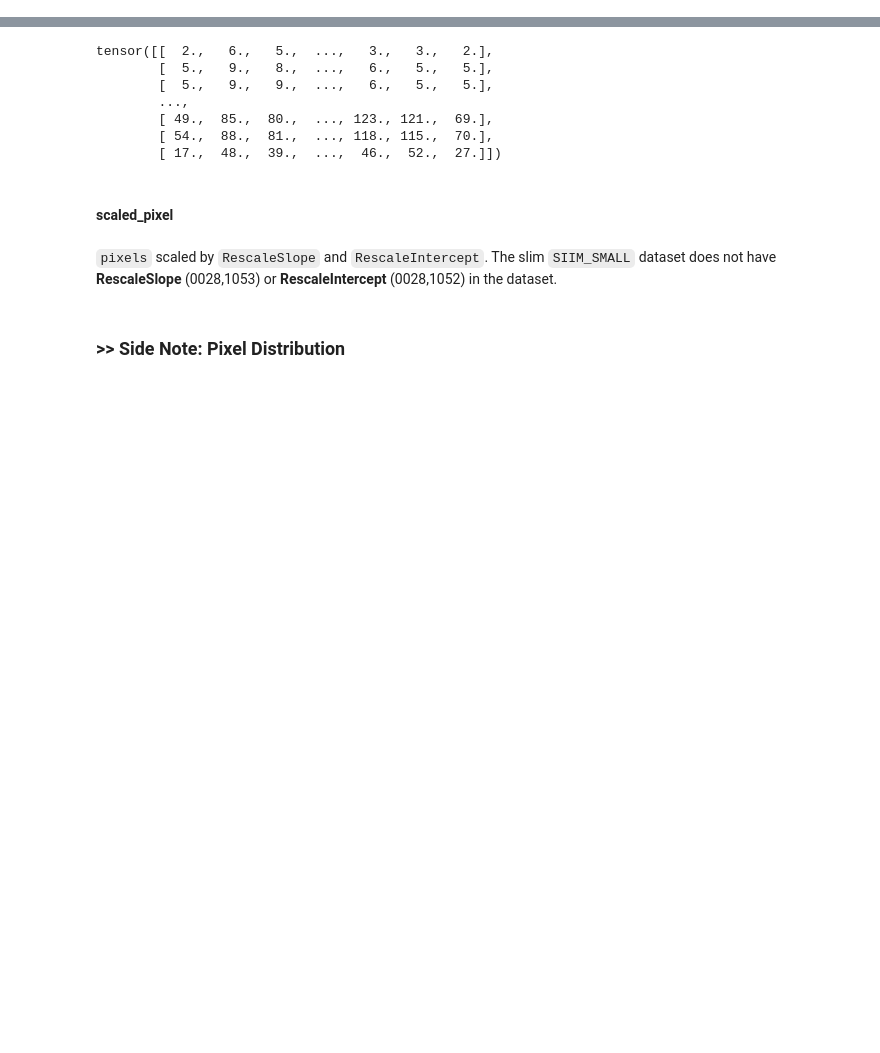
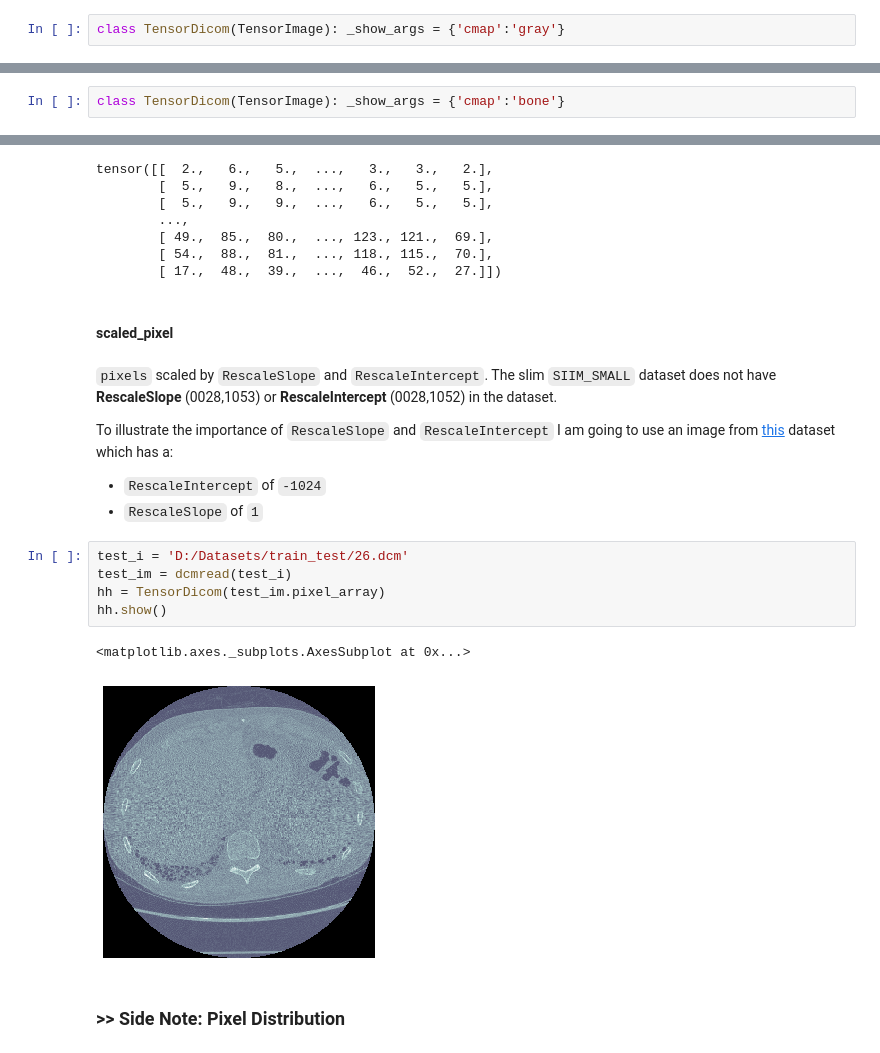
Before and after one commit to asvcode/MedicalImaging, a Jupyter notebook: _notebooks/2020-04-28-Medical-Imaging-Using-Fastai.ipynb, the cells around one changed output, grey strips where cells are left out. Drawn from its saved outputs; the diff is of its cells as text; blank space fills up the shorter version.

```diff
--- a/_notebooks/2020-04-28-Medical-Imaging-Using-Fastai.ipynb
+++ b/_notebooks/2020-04-28-Medical-Imaging-Using-Fastai.ipynb
@@ -109,0 +142,2 @@ Inherits from `TensorImage`
+# %%
+class TensorDicom(TensorImage): _show_args = {'cmap':'gray'}
@@ -109,0 +164,2 @@ Inherits from `TensorImage`
+# %%
+class TensorDicom(TensorImage): _show_args = {'cmap':'bone'}
@@ -135,6 +200,18 @@ tensor([[  2.,   6.,   5.,  ...,   3.,   3.,   2.],
 #### scaled_pixel
 # %% [markdown]
 `pixels` scaled by `RescaleSlope` and `RescaleIntercept`. The slim `SIIM_SMALL` dataset does not have **RescaleSlope** (0028,1053) or **RescaleIntercept** (0028,1052) in the dataset.
+
+To illustrate the importance of `RescaleSlope` and `RescaleIntercept` I am going to use an image from [this](https://www.kaggle.com/c/osic-pulmonary-fibrosis-progression/data) dataset which has a:
+- `RescaleIntercept` of `-1024`
+- `RescaleSlope` of `1`
+# %%
+test_i = 'D:/Datasets/train_test/26.dcm'
+test_im = dcmread(test_i)
+hh = TensorDicom(test_im.pixel_array)
+hh.show()
+# %% [output]
+<matplotlib.axes._subplots.AxesSubplot at 0x...>
+[figure, added]
 # %% [markdown]
 ### >> Side Note: Pixel Distribution
 # %% [markdown]
```
Also changed, not shown: parts of 24 cells of this notebook.
